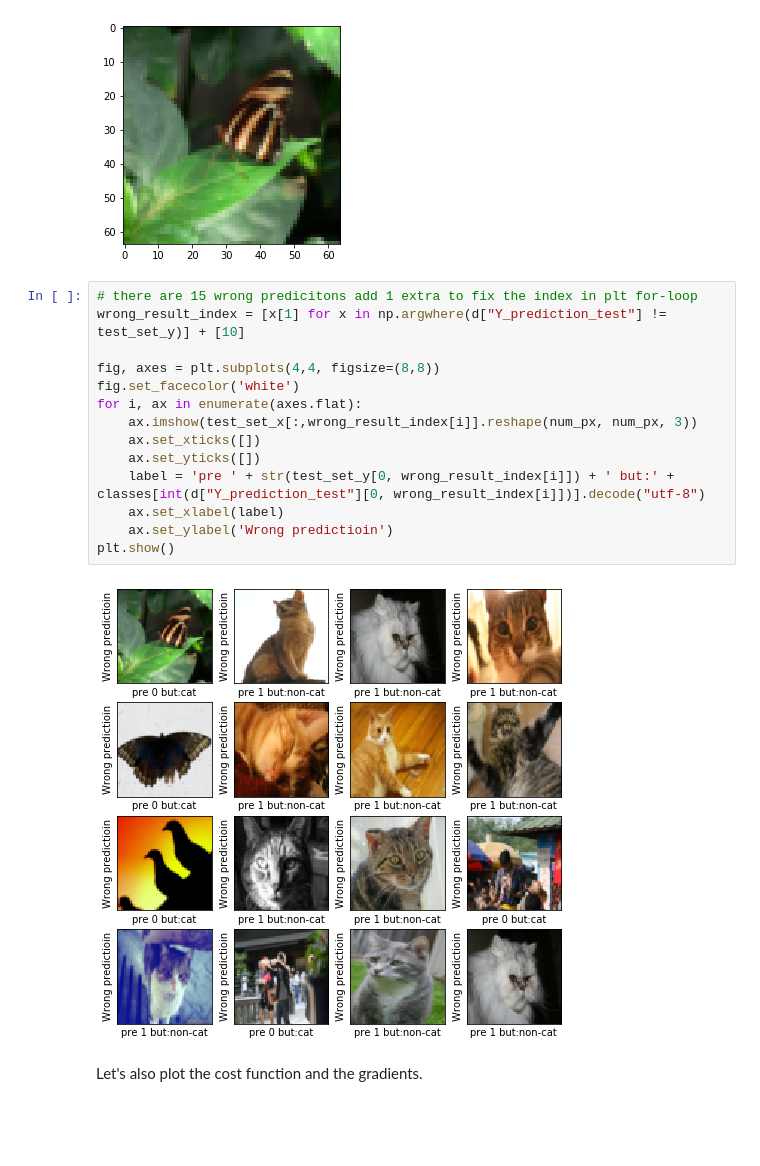
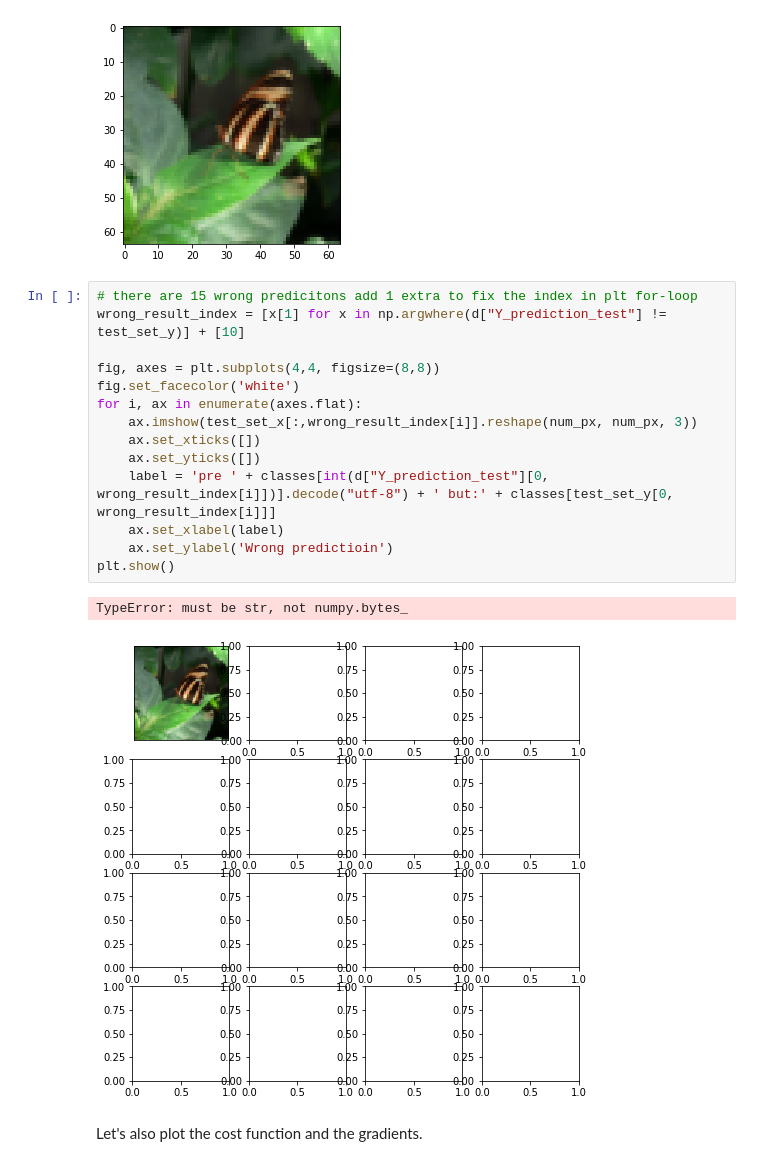
Before and after one commit to jh-lau/NLP, a Jupyter notebook: Deep_Learning_Andrew_Ng_Coursera/1_Neural_Networks_and_Deep_Learning/week_2/1_assignment.ipynb, the cells around one changed output. Drawn from its saved outputs; the diff is of its cells as text; blank space fills up the shorter version.

```diff
--- a/Deep_Learning_Andrew_Ng_Coursera/1_Neural_Networks_and_Deep_Learning/week_2/1_assignment.ipynb
+++ b/Deep_Learning_Andrew_Ng_Coursera/1_Neural_Networks_and_Deep_Learning/week_2/1_assignment.ipynb
@@ -682,19 +682,20 @@ y = 0, you predicted that it is a "cat" picture.
 # %%
 # there are 15 wrong predicitons add 1 extra to fix the index in plt for-loop
 wrong_result_index = [x[1] for x in np.argwhere(d["Y_prediction_test"] != test_set_y)] + [10]
 
 fig, axes = plt.subplots(4,4, figsize=(8,8))
 fig.set_facecolor('white')
 for i, ax in enumerate(axes.flat):
     ax.imshow(test_set_x[:,wrong_result_index[i]].reshape(num_px, num_px, 3))
     ax.set_xticks([])
     ax.set_yticks([])
-    label = 'pre ' + str(test_set_y[0, wrong_result_index[i]]) + ' but:' + classes[int(d["Y_prediction_test"][0, wrong_result_index[i]])].decode("utf-8")
+    label = 'pre ' + classes[int(d["Y_prediction_test"][0, wrong_result_index[i]])].decode("utf-8") + ' but:' + classes[test_set_y[0, wrong_result_index[i]]]
     ax.set_xlabel(label)
     ax.set_ylabel('Wrong predictioin')
 plt.show()
 # %% [output]
+TypeError: must be str, not numpy.bytes_
-[figure, old version]
+[figure, new version]
 # %% [markdown]
 Let's also plot the cost function and the gradients.
 # %%
```
Also changed, not shown: parts of 3 cells of this notebook.
